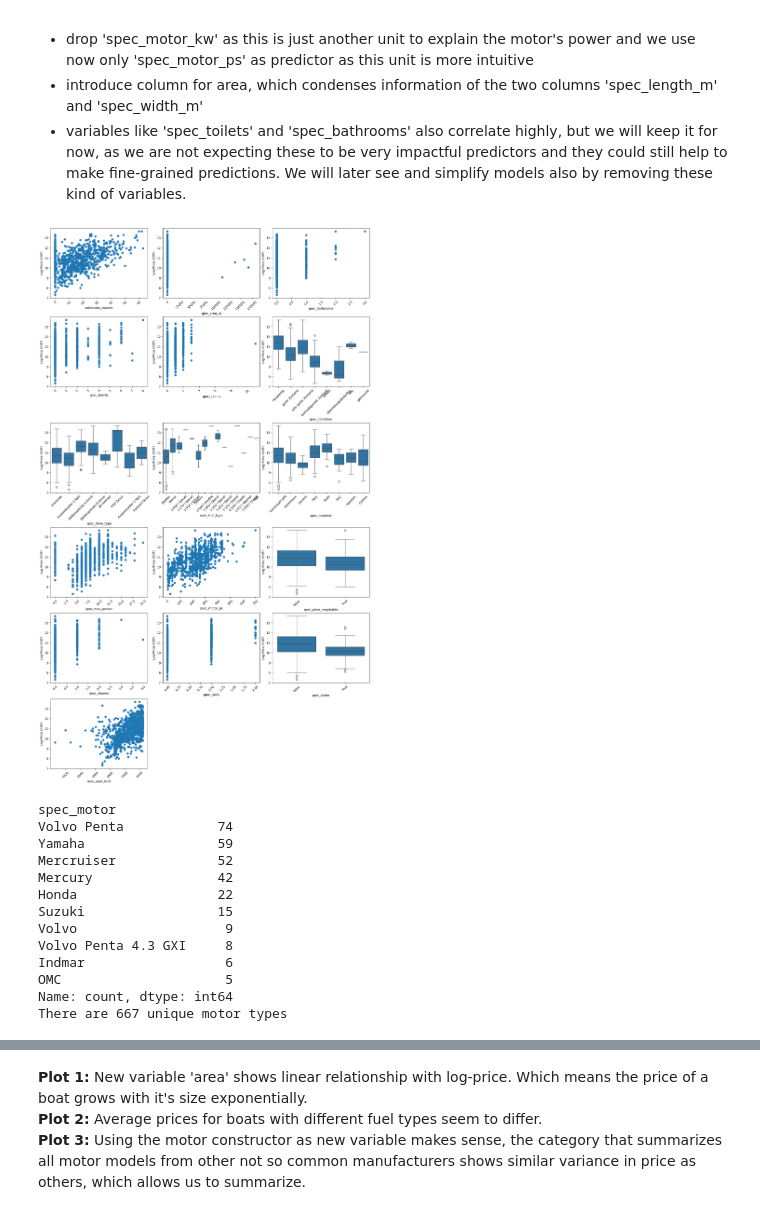
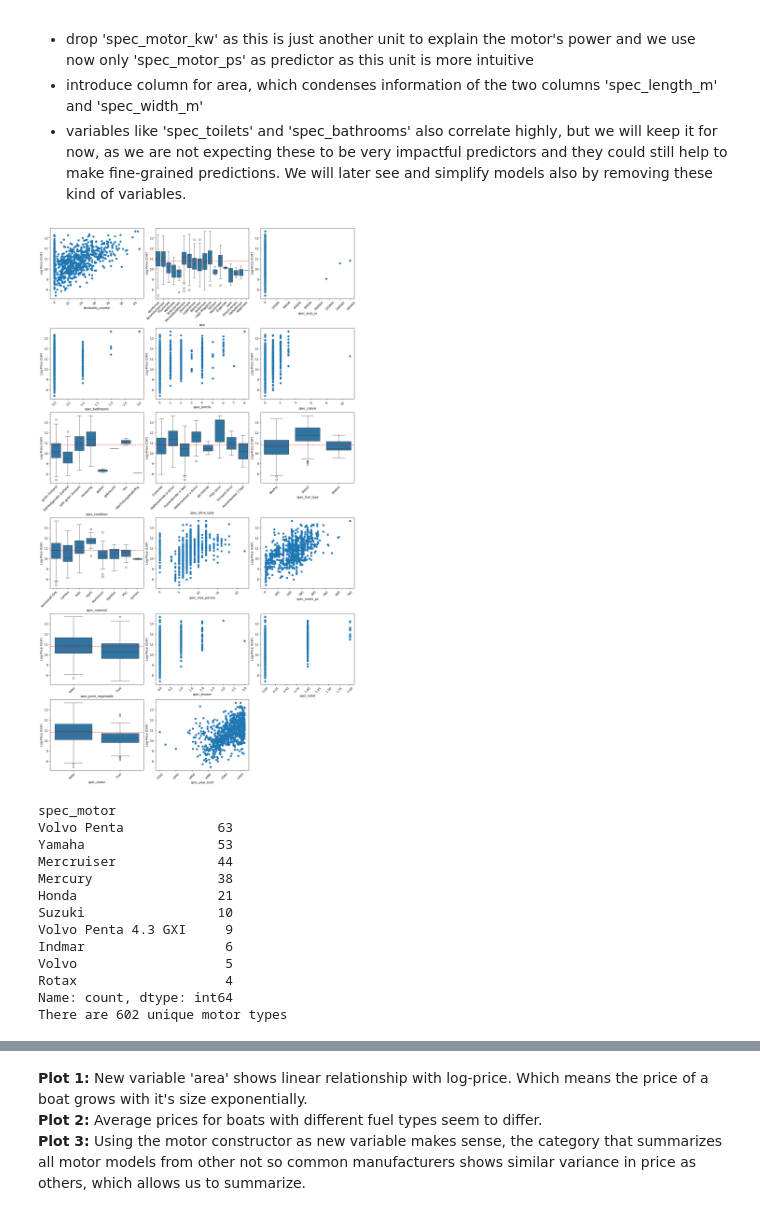
Before and after one commit to ledostxx/boat-valuation, a Jupyter notebook: new_structure/hedonic_model.ipynb, the cells around one changed output, grey strips where cells are left out. Cells and saved outputs as stored; diff of their text form; code cells hidden in the pictures.

```diff
--- a/new_structure/hedonic_model.ipynb
+++ b/new_structure/hedonic_model.ipynb
@@ -7,7 +7,8 @@ import matplotlib.pyplot as plt
 import seaborn as sns
 # %%
 
-df_raw = pd.read_csv('/Users/fadricampell/Desktop/HSLU/CIP02/CIP/new_structure/outputs/2025-03-28_cleaned_data.csv', dtype={'spec_listing_id': 'object'})
+#df_raw = pd.read_csv('/Users/fadricampell/Desktop/HSLU/CIP02/CIP/new_structure/outputs/2025-03-28_cleaned_data.csv', dtype={'spec_listing_id': 'object'})
+df_raw = pd.read_csv('/Users/fadricampell/Desktop/HSLU/CIP02/CIP/new_structure/outputs/2025-04-07_cleaned_data.csv', dtype={'spec_listing_id': 'object'})
 
 #print(len(df_raw))
 
@@ -20,7 +21,5 @@ print(df_raw.describe(include='all'))
 print(df_raw.dtypes)
 
 print(f'The raw dataset after scraping and pre-cleaning has {len(df_raw)} boats listings')
-
-print(df_raw['spec_condition'].value_counts())
 # %% [output]
                                                       URL  spec_price_chf  \
@@ -50,7 +49,7 @@ Steps:
 # %%
 # See which columns have a lot of NA's and are not suitable as predictors
 # Count missing values for each column
-missing_counts = df_raw.isna().sum()
+missing_counts = df_raw.drop(columns=['URL','spec_listing_id', 'spec_price_chf']).isna().sum()
 
 # Sort by number of missing values and calculate share from whole df
 missing_counts = missing_counts.sort_values(ascending=False)
@@ -59,6 +58,7 @@ missing_share = missing_counts / len(df_raw)
 # Plot counts of missing values per column
 plt.figure(figsize=(10, 5))
 sns.barplot(x=missing_share.index, y=missing_share.values)
+plt.axhline(y=0.4, ls='--', color='red', alpha=0.7) # abline at 40%
 plt.xticks(rotation=90)
 plt.ylabel("Share of Missing Values")
 plt.xlabel("Column Name")
@@ -170,46 +169,58 @@ cat_cols = df_area.select_dtypes(include=['string', 'object', 'bool']).columns.d
 
 # Set up the plot grid
 n_plots = len(cat_cols) + len(num_cols)
 fig, axes = plt.subplots(nrows=(n_plots // 3) + 1, ncols=3, figsize=(15, n_plots * 1.5), constrained_layout=True)
 
 # Flatten axes array for easier iteration
 axes = axes.flatten()
 
 # Create boxplots for each categorical variable
 for i, col in enumerate(df_area.columns.difference(['spec_listing_id', 'URL', 'spec_motor', 'spec_price_chf', 'log_spec_price_chf', 'spec_length_m', 'spec_width_m'])):
 
     if df_area[col].dtype in ['string', 'object', 'bool']:
         sns.boxplot(data=df_area, x=col, y="log_spec_price_chf", ax=axes[i])
+        axes[i].axhline(y=np.median(df_area["log_spec_price_chf"]), ls='--', color='red', alpha=0.7)
+        # rotate tick labels and align right under the tick for readability
+        for label in axes[i].get_xticklabels():
+            label.set_rotation(45)
+            label.set_ha('right')
+            label.set_rotation_mode('anchor')
+
+
+        # labels = axes[i].get_xticklabels()
+        # axes[i].set_xticklabels(labels,rotation=45, ha='right', rotation_mode='anchor')
+
     elif df_area[col].dtype in ['int64', 'float64']:
         axes[i].scatter(df_area[col], df_area["log_spec_price_chf"])
+        axes[i].tick_params(axis='x', rotation=45)
     axes[i].set_xlabel(col)
     axes[i].set_ylabel("Log-Price (CHF)")
-    axes[i].tick_params(axis='x', rotation=45)
+
 
 
 # Remove unused subplots (if any)
 for j in range(i + 1, len(axes)):
     fig.delaxes(axes[j])
 plt.plot()
 plt.show()
 
 # Check amount of motor types
 motor_types = df_area['spec_motor'].value_counts()
 print(motor_types.head(10)) # show top 10 motor types
 print(f'There are {len(motor_types)} unique motor types')
 # %% [output]
-[figure, old version]
+[figure, new version]
 spec_motor
-Volvo Penta            74
-Yamaha                 59
-Mercruiser             52
-Mercury                42
-Honda                  22
-Suzuki                 15
-Volvo                   9
-Volvo Penta 4.3 GXI     8
+Volvo Penta            63
+Yamaha                 53
+Mercruiser             44
+Mercury                38
+Honda                  21
+Suzuki                 10
+Volvo Penta 4.3 GXI     9
 Indmar                  6
-OMC                     5
+Volvo                   5
+Rotax                   4
 Name: count, dtype: int64
-There are 667 unique motor types
+There are 602 unique motor types
 # %% [markdown]
```
Also changed, not shown: parts of 19 cells of this notebook.
